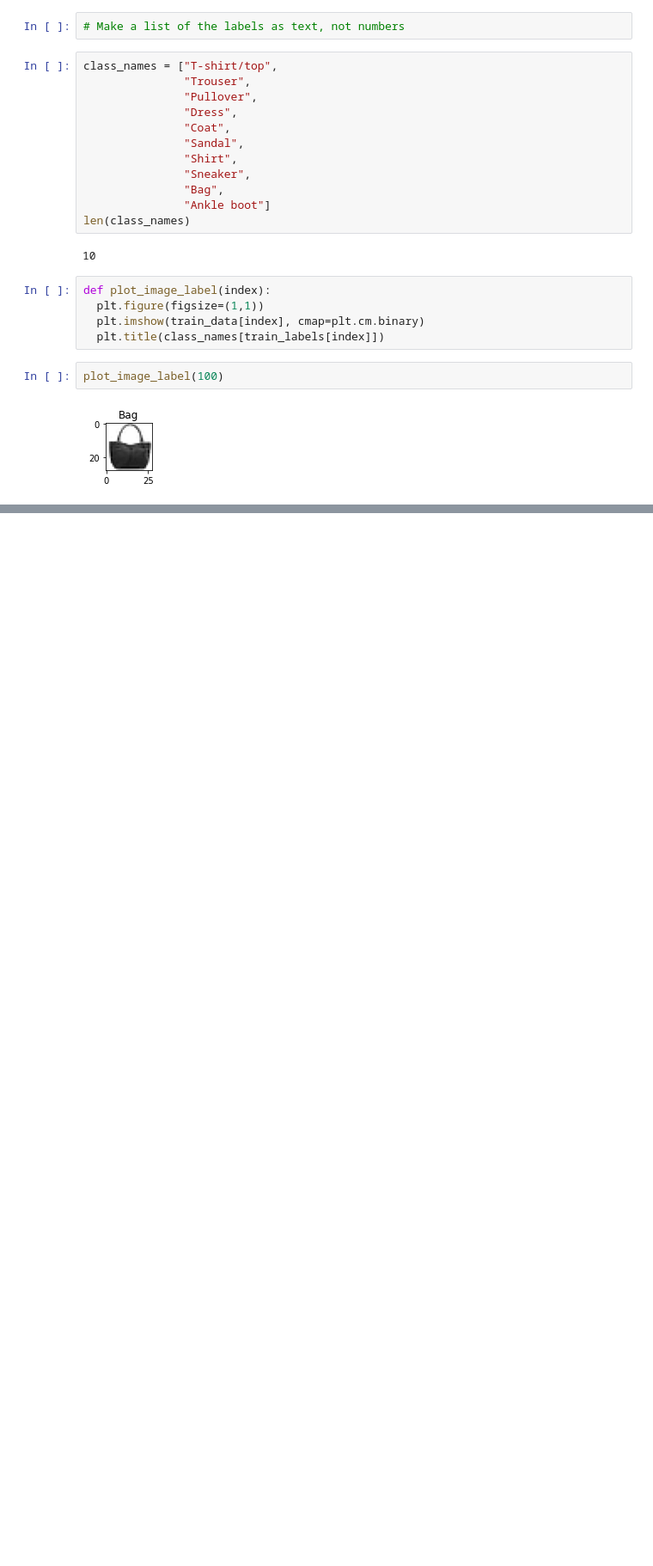
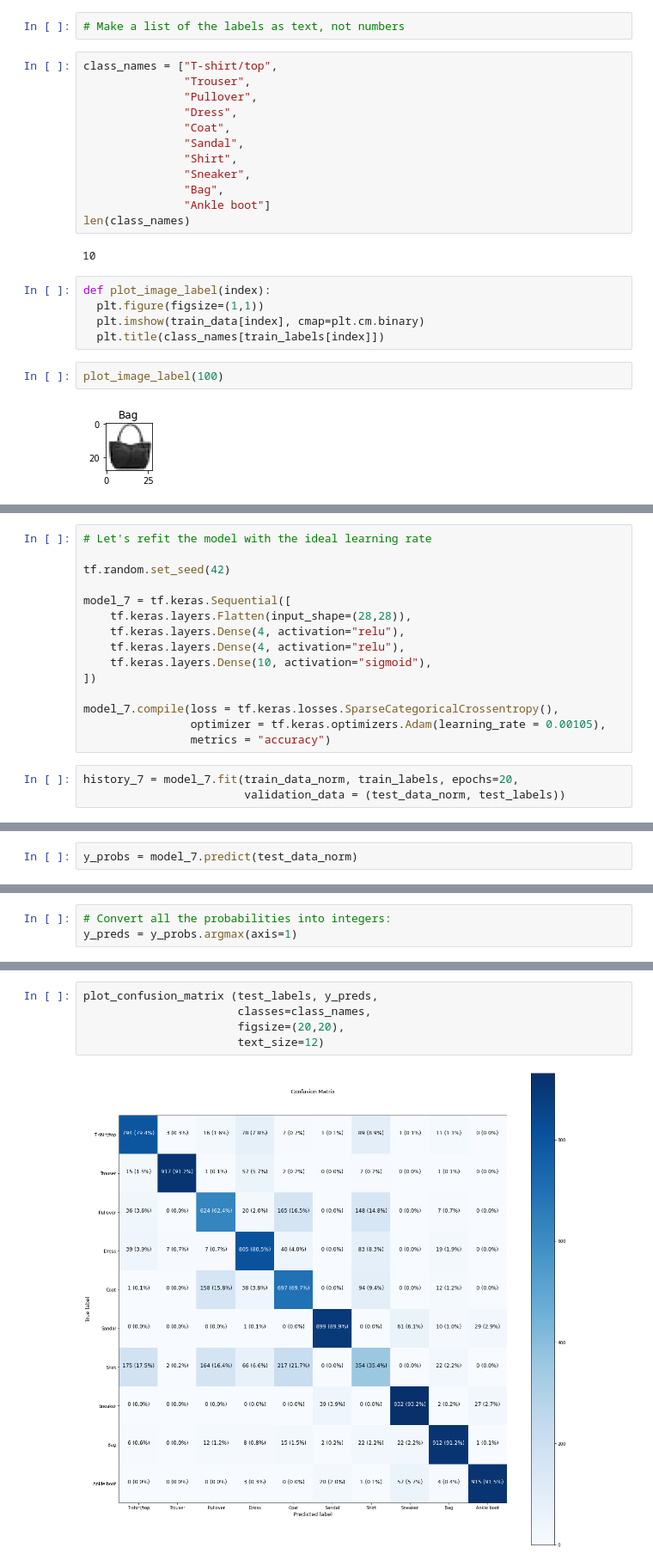
Before and after one commit to ucheokechukwu/ml_tensorflow_deeplearning, a Jupyter notebook: 02_neural_network_classification_with_tensorflow_multi_class_classification.ipynb, the cells around one changed output, grey strips where cells are left out. Shown at 86% size. Drawn from its saved outputs; the diff is of its cells as text; blank space fills up the shorter version.

```diff
--- a/02_neural_network_classification_with_tensorflow_multi_class_classification.ipynb
+++ b/02_neural_network_classification_with_tensorflow_multi_class_classification.ipynb
@@ -101,0 +460,18 @@ for i in range(4):
+# %%
+# Let's refit the model with the ideal learning rate
+
+tf.random.set_seed(42)
+
+model_7 = tf.keras.Sequential([
+    tf.keras.layers.Flatten(input_shape=(28,28)),
+    tf.keras.layers.Dense(4, activation="relu"),
+    tf.keras.layers.Dense(4, activation="relu"),
+    tf.keras.layers.Dense(10, activation="sigmoid"),
+])
+
+model_7.compile(loss = tf.keras.losses.SparseCategoricalCrossentropy(),
+                optimizer = tf.keras.optimizers.Adam(learning_rate = 0.00105),
+                metrics = "accuracy")
+# %%
+history_7 = model_7.fit(train_data_norm, train_labels, epochs=20,
+                        validation_data = (test_data_norm, test_labels))
@@ -101,0 +562,2 @@ for i in range(4):
+# %%
+y_probs = model_7.predict(test_data_norm)
@@ -101,0 +568,3 @@ for i in range(4):
+# %%
+# Convert all the probabilities into integers:
+y_preds = y_probs.argmax(axis=1)
@@ -101,0 +583,7 @@ for i in range(4):
+# %%
+plot_confusion_matrix (test_labels, y_preds,
+                       classes=class_names,
+                       figsize=(20,20),
+                       text_size=12)
+# %% [output]
+[figure, added]
```
Also changed, not shown: parts of 46 cells of this notebook.
